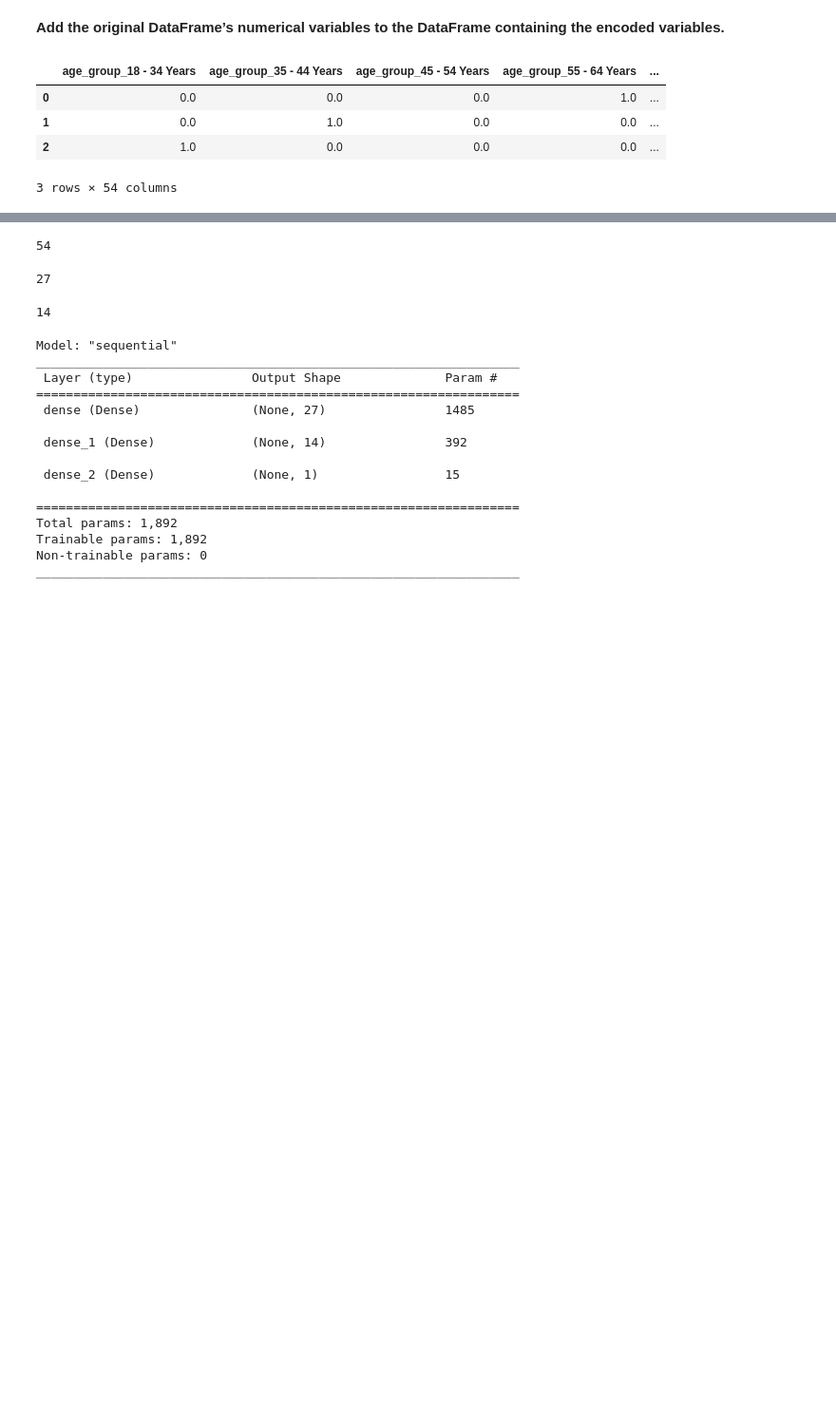
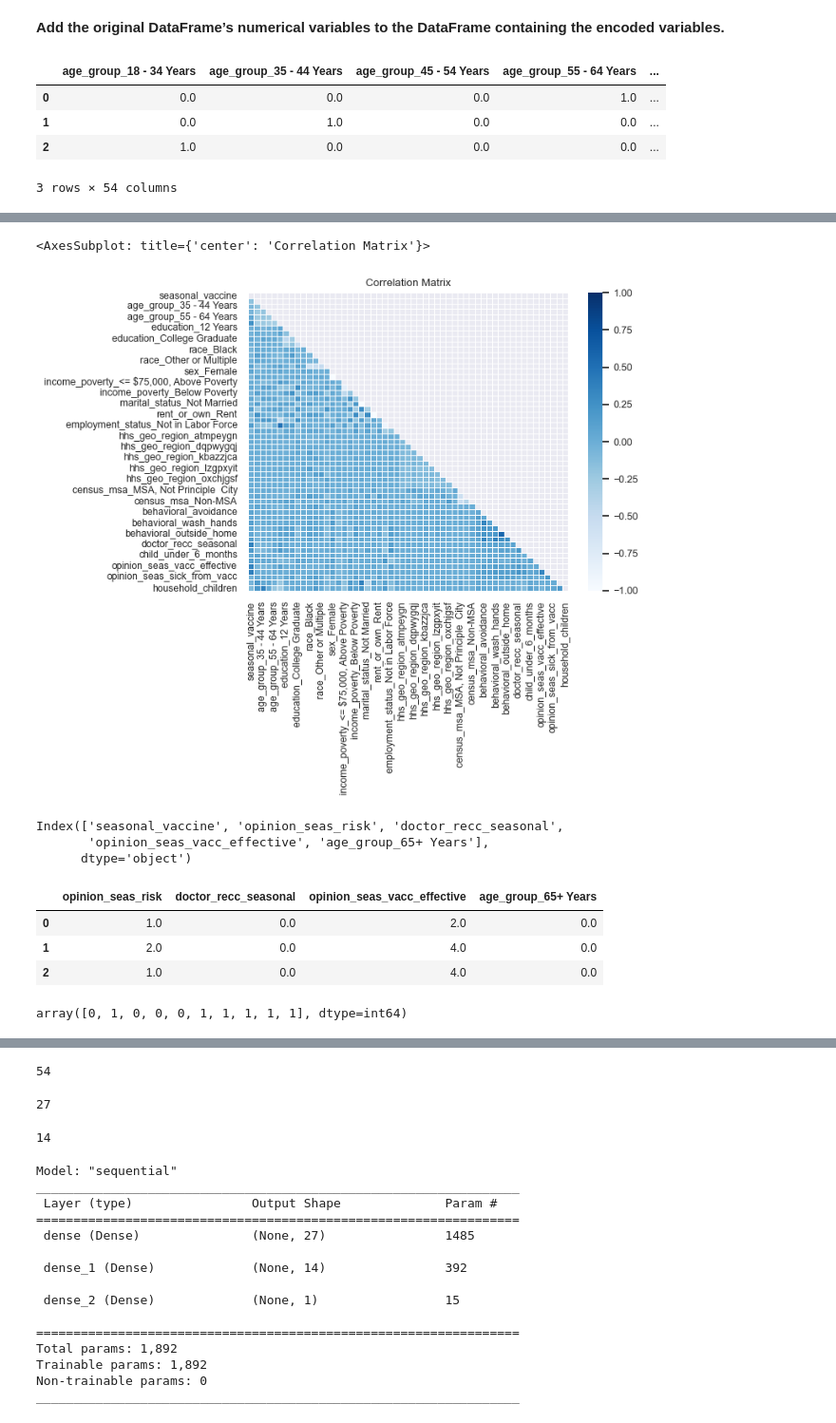
Before and after one commit to lfraccaro1/fintech_project_2, a Jupyter notebook: flu_vaccination_prediction.ipynb, the cells around one changed output, grey strips where cells are left out. Shown at 95% size. Cells and saved outputs as stored; diff of their text form; code cells hidden in the pictures; blank space fills up the shorter version.

```diff
--- a/flu_vaccination_prediction.ipynb
+++ b/flu_vaccination_prediction.ipynb
@@ -350,0 +342,3 @@ weighted avg       0.76      0.76      0.76      6677
+# %%
+df = pd.concat([df_vaccine[["seasonal_vaccine"]], encoded_df], axis = 1)
+df.head(3)
@@ -350,0 +351,4 @@ weighted avg       0.76      0.76      0.76      6677
+# %%
+#compute correlation matrix
+corr = df.corr()
+corr.iloc[0,:].sort_values(ascending = False)
@@ -350,0 +373,30 @@ weighted avg       0.76      0.76      0.76      6677
+# %%
+#generate a mast for the uppper triangle
+mask = np.triu(np.ones_like(corr, dtype = bool))
+
+#plot the correlation matrix
+sns.set(font_scale = 0.8)
+plt.title("Correlation Matrix")
+sns.heatmap(corr, vmin = -1, vmax= 1,cmap = "Blues",
+            mask = mask, linewidth =0.5)
+# %% [output]
+<AxesSubplot: title={'center': 'Correlation Matrix'}>
+[figure, added]
+# %%
+#Identify four features that are most correlated with seasonal_vaccine
+corr.nlargest(5, corr.columns).index
+# %% [output]
+Index(['seasonal_vaccine', 'opinion_seas_risk', 'doctor_recc_seasonal',
+       'opinion_seas_vacc_effective', 'age_group_65+ Years'],
+      dtype='object')
+# %%
+#define a new set of features
+X2 = encoded_df.filter(['opinion_seas_risk', 'doctor_recc_seasonal','opinion_seas_vacc_effective', 'age_group_65+ Years']).copy()
+
+#review new features dataset
+X2.head(3)
+# %% [output]
+|  | opinion_seas_risk | doctor_recc_seasonal | opinion_seas_vacc_effective | age_group_65+ Years |
+| 0 | 1.0 | 0.0 | 2.0 | 0.0 |
+| 1 | 2.0 | 0.0 | 4.0 | 0.0 |
+| 2 | 1.0 | 0.0 | 4.0 | 0.0 |
@@ -350,0 +416,11 @@ weighted avg       0.76      0.76      0.76      6677
+# %%
+# Fit the model to the data using the training data
+model_rf2 = rf.fit(X2_train_scaled, y2_train)
+
+# Use the testing data to make the model predictions
+y2_pred_rf = model_rf2.predict(X2_test_scaled)
+
+# Review the model's predicted values
+y2_pred_rf[:10]
+# %% [output]
+array([0, 1, 0, 0, 0, 1, 1, 1, 1, 1], dtype=int64)
```
Also changed, not shown: parts of 64 cells of this notebook.
